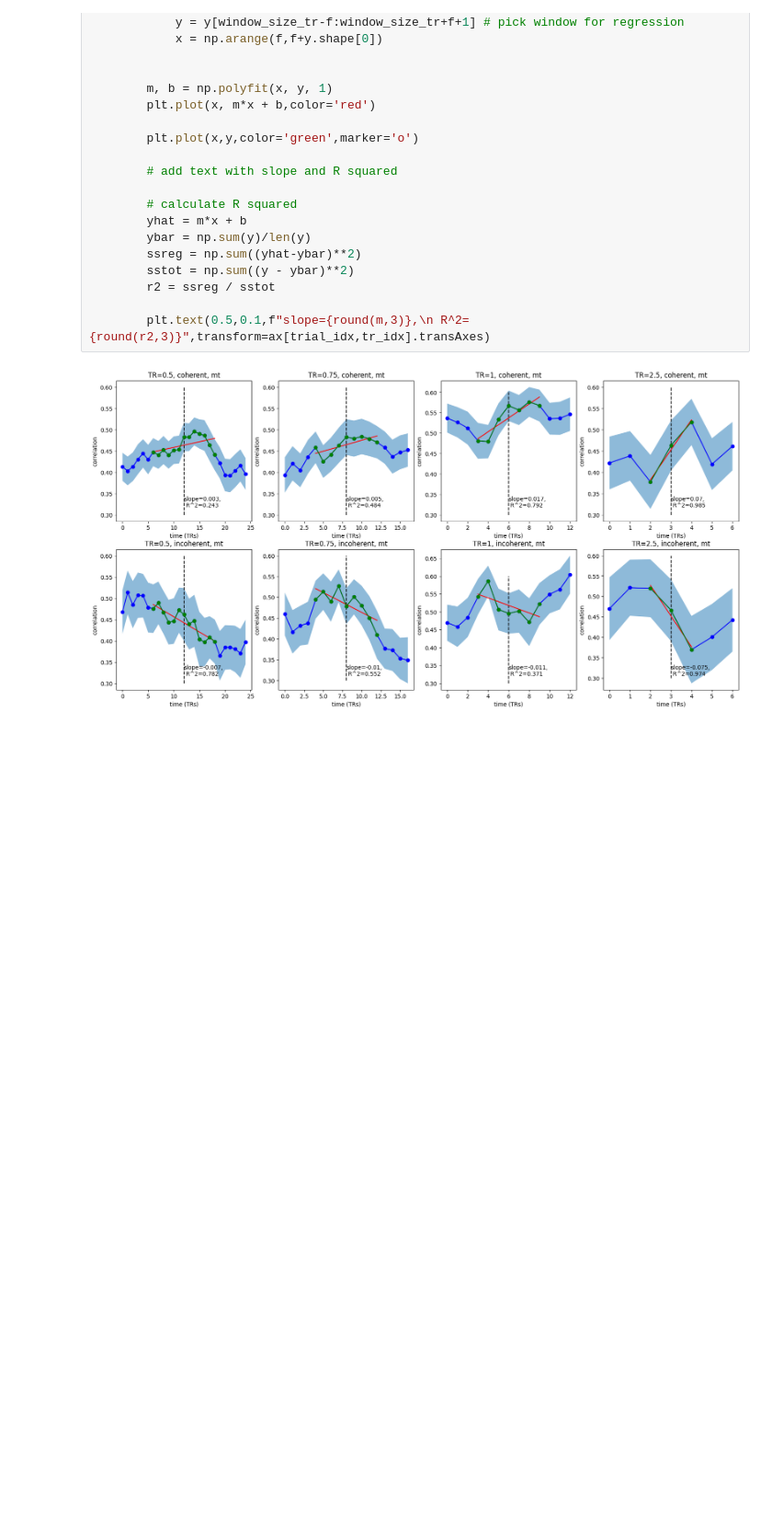
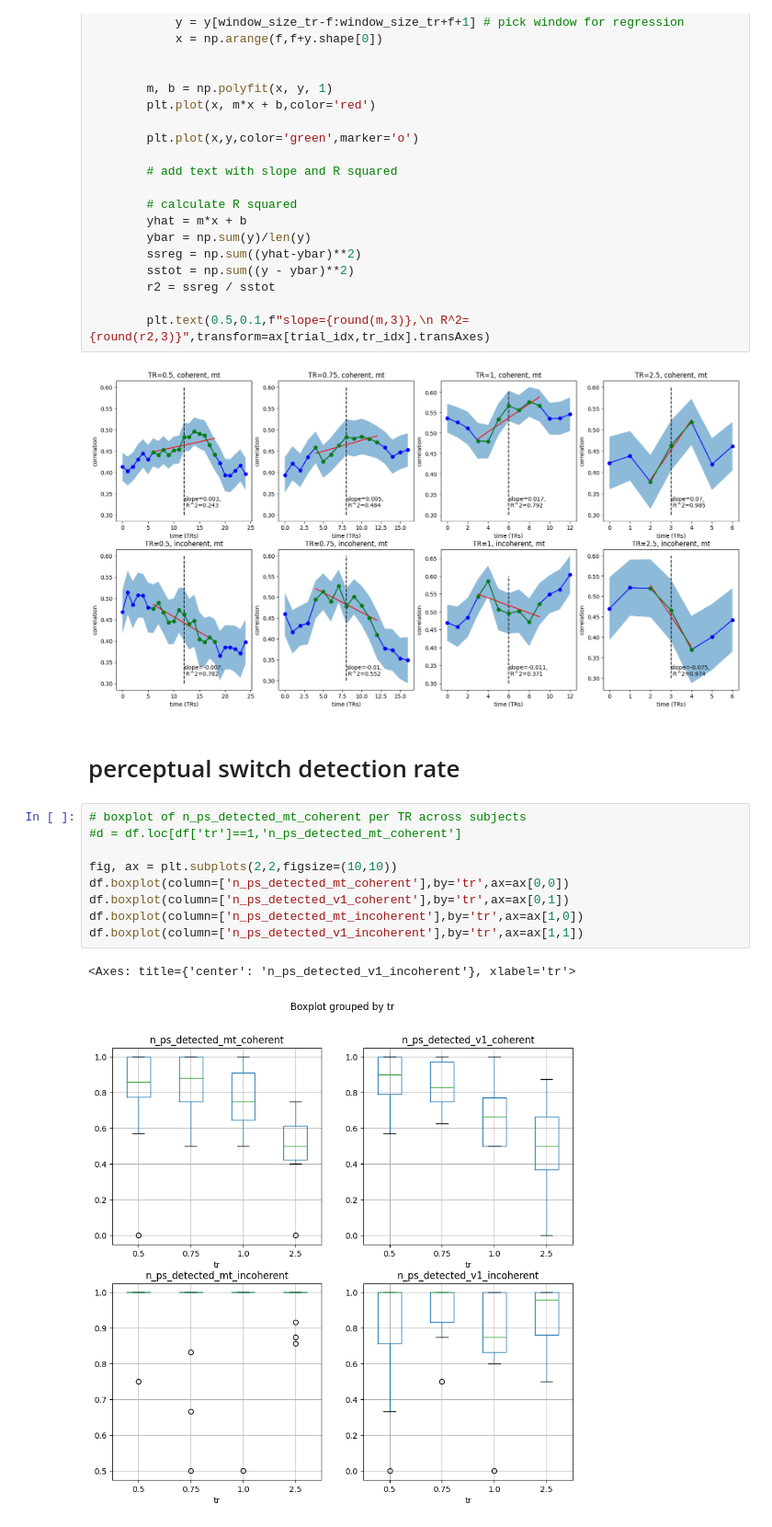
Before and after one commit to CIBIT-UC/vpmbtr, a Jupyter notebook: scripts/step-XX_fc copy.ipynb, the cells around one changed output. Shown at 92% size. Drawn from its saved outputs; the diff is of its cells as text; blank space fills up the shorter version.

Commit message:
perceptual switch infos

```diff
--- a/scripts/step-XX_fc copy.ipynb
+++ b/scripts/step-XX_fc copy.ipynb
@@ -274,3 +351,17 @@ for tr_idx,tr in enumerate(tr_list):
         plt.text(0.5,0.1,f"slope={round(m,3)},\n R^2={round(r2,3)}",transform=ax[trial_idx,tr_idx].transAxes)
 # %% [output]
 [figure]
+# %% [markdown]
+# perceptual switch detection rate
+# %%
+# boxplot of n_ps_detected_mt_coherent per TR across subjects
+#d = df.loc[df['tr']==1,'n_ps_detected_mt_coherent']
+
+fig, ax = plt.subplots(2,2,figsize=(10,10))
+df.boxplot(column=['n_ps_detected_mt_coherent'],by='tr',ax=ax[0,0])
+df.boxplot(column=['n_ps_detected_v1_coherent'],by='tr',ax=ax[0,1])
+df.boxplot(column=['n_ps_detected_mt_incoherent'],by='tr',ax=ax[1,0])
+df.boxplot(column=['n_ps_detected_v1_incoherent'],by='tr',ax=ax[1,1])
+# %% [output]
+<Axes: title={'center': 'n_ps_detected_v1_incoherent'}, xlabel='tr'>
+[figure, added]
```
Also changed, not shown: parts of 4 cells of this notebook.
